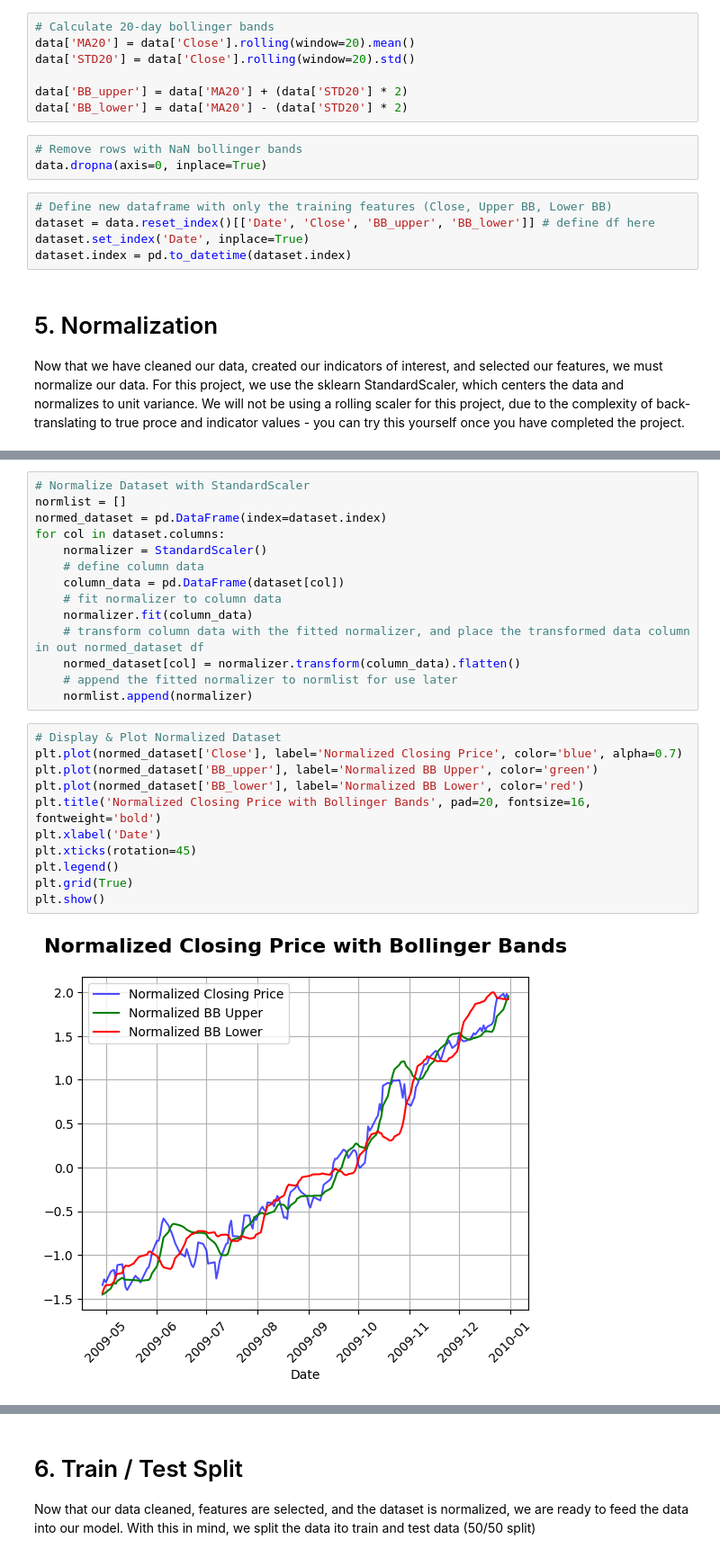
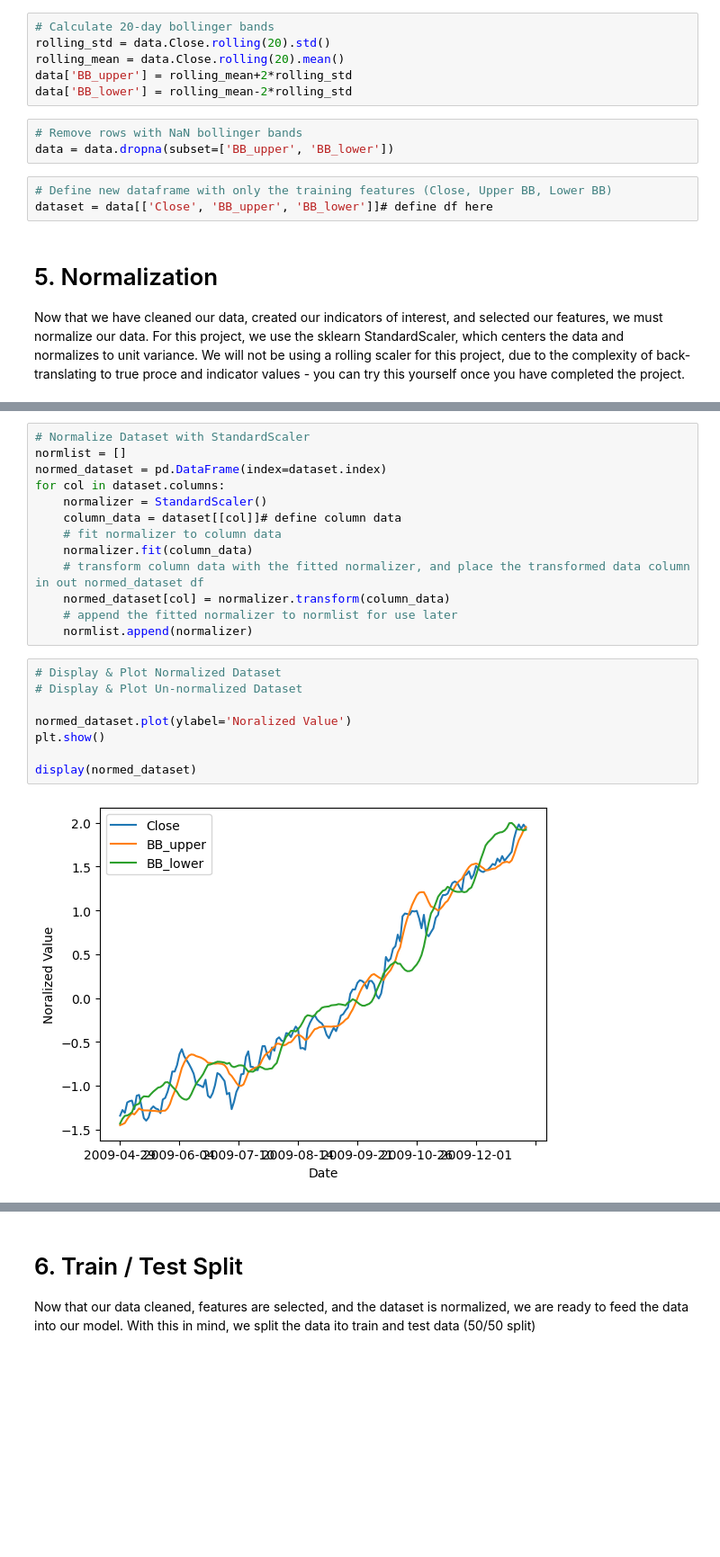
Before and after one commit to bigboy92/fend-matching-game, a Jupyter notebook: project_nb.ipynb, the cells around one changed output, grey strips where cells are left out. Shown: that part at 90% size. Saved outputs shown, nothing was run; the diff lists cells and outputs as text; blank space fills up the shorter version.

```diff
--- a/project_nb.ipynb
+++ b/project_nb.ipynb
@@ -115,19 +103,16 @@ data['Close'].plot()
 Now that we have cleaned our stock data, we need to select which features to train our model on. For this project, we will be training with Close data and 20-day Bollinger Bands of Close.
 # %%
 # Calculate 20-day bollinger bands
-data['MA20'] = data['Close'].rolling(window=20).mean()
-data['STD20'] = data['Close'].rolling(window=20).std()
-
-data['BB_upper'] = data['MA20'] + (data['STD20'] * 2)
-data['BB_lower'] = data['MA20'] - (data['STD20'] * 2)
+rolling_std = data.Close.rolling(20).std()
+rolling_mean = data.Close.rolling(20).mean()
+data['BB_upper'] = rolling_mean+2*rolling_std
+data['BB_lower'] = rolling_mean-2*rolling_std
 # %%
 # Remove rows with NaN bollinger bands
-data.dropna(axis=0, inplace=True)
+data = data.dropna(subset=['BB_upper', 'BB_lower'])
 # %%
 # Define new dataframe with only the training features (Close, Upper BB, Lower BB)
-dataset = data.reset_index()[['Date', 'Close', 'BB_upper', 'BB_lower']] # define df here
-dataset.set_index('Date', inplace=True)
-dataset.index = pd.to_datetime(dataset.index)
+dataset = data[['Close', 'BB_upper', 'BB_lower']]# define df here
 # %% [markdown]
 # 5. Normalization
 Now that we have cleaned our data, created our indicators of interest, and selected our features, we must normalize our data. For this project, we use the sklearn StandardScaler, which centers the data and normalizes to unit variance. We will not be using a rolling scaler for this project, due to the complexity of back-translating to true proce and indicator values - you can try this yourself once you have completed the project.
@@ -171,24 +149,20 @@ normlist = []
 normed_dataset = pd.DataFrame(index=dataset.index)
 for col in dataset.columns:
     normalizer = StandardScaler()
-    # define column data
-    column_data = pd.DataFrame(dataset[col])
+    column_data = dataset[[col]]# define column data
     # fit normalizer to column data
     normalizer.fit(column_data)
     # transform column data with the fitted normalizer, and place the transformed data column in out normed_dataset df
-    normed_dataset[col] = normalizer.transform(column_data).flatten()
+    normed_dataset[col] = normalizer.transform(column_data)
     # append the fitted normalizer to normlist for use later
     normlist.append(normalizer)
 # %%
 # Display & Plot Normalized Dataset
-plt.plot(normed_dataset['Close'], label='Normalized Closing Price', color='blue', alpha=0.7)
-plt.plot(normed_dataset['BB_upper'], label='Normalized BB Upper', color='green')
-plt.plot(normed_dataset['BB_lower'], label='Normalized BB Lower', color='red')
-plt.title('Normalized Closing Price with Bollinger Bands', pad=20, fontsize=16, fontweight='bold')
-plt.xlabel('Date')
-plt.xticks(rotation=45)
-plt.legend()
-plt.grid(True)
+# Display & Plot Un-normalized Dataset
+
+normed_dataset.plot(ylabel='Noralized Value')
 plt.show()
+
+display(normed_dataset)
 # %% [output]
-[figure, old version]
+[figure, new version]
```
Also changed, not shown: parts of 21 cells of this notebook.
